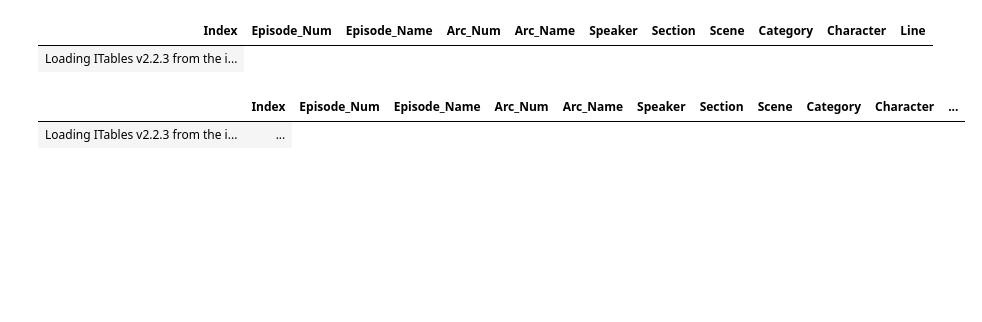
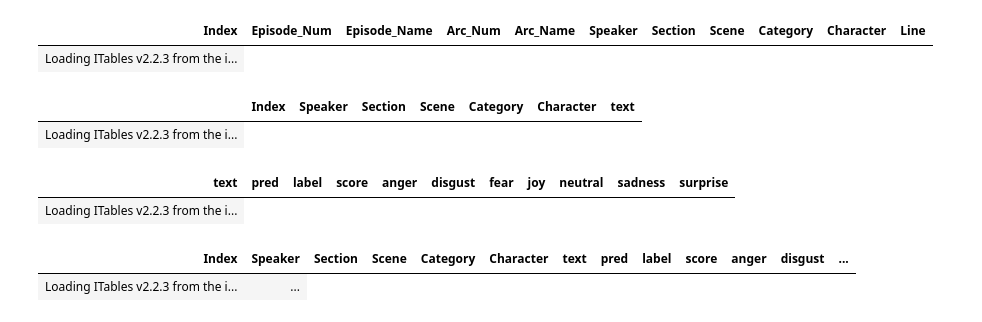
Before and after one commit to hanna-dodd/ttrpg-sentiment, a Jupyter notebook: sentiment.ipynb, the cells around one changed output. Drawn from its saved outputs; the diff is of its cells as text; code cells hidden in the pictures; blank space fills up the shorter version.

```diff
--- a/VAD.ipynb
+++ b/sentiment.ipynb
@@ -15,10 +37,14 @@ df.head()
 # %%
 # saving only the data that I will be manually annotating
 
 df_P1 = df.loc[df['Section'] == 'Part One']
 df_P2 = df.loc[df['Section'] == 'Part Two']
 frames = [df_P1, df_P2]
 df_Show = pd.concat(frames)
+df_Dialogue = df_Show.loc[df['Category'] == 'Dialogue']
+df_Dialogue = df_Dialogue.drop(['Episode_Num', 'Episode_Name', 'Arc_Num', 'Arc_Name'], axis=1)
+df_Dialogue = df_Dialogue.rename(columns={'Line':'text'})
+df_Dialogue.head()
 # %% [output]
-|  | Index | Episode_Num | Episode_Name | Arc_Num | Arc_Name | Speaker | Section | Scene | Category | Character | ... |
-| Loading ITables v2.2.3 from the i... | ... |
+|  | Index | Speaker | Section | Scene | Category | Character | text |
+| Loading ITables v2.2.3 from the i... |
@@ -24,0 +85,12 @@ df_Show = pd.concat(frames)
+# %%
+# Create DataFrame with texts, predictions, labels, and scores
+df = pd.DataFrame(list(zip(pred_texts,preds,labels,scores,  anger, disgust, fear, joy, neutral, sadness, surprise)), columns=['text','pred','label','score', 'anger', 'disgust', 'fear', 'joy', 'neutral', 'sadness', 'surprise'])
+df.head()
+# %% [output]
+| text | pred | label | score | anger | disgust | fear | joy | neutral | sadness | surprise |
+| Loading ITables v2.2.3 from the i... |
+# %%
+df_Results = pd.merge(df_Dialogue, df, on="text")
+# %% [output]
+| Index | Speaker | Section | Scene | Category | Character | text | pred | label | score | anger | disgust | ... |
+| Loading ITables v2.2.3 from the i... | ... |
```
Also changed, not shown: parts of 10 cells of this notebook, 7 other files.
